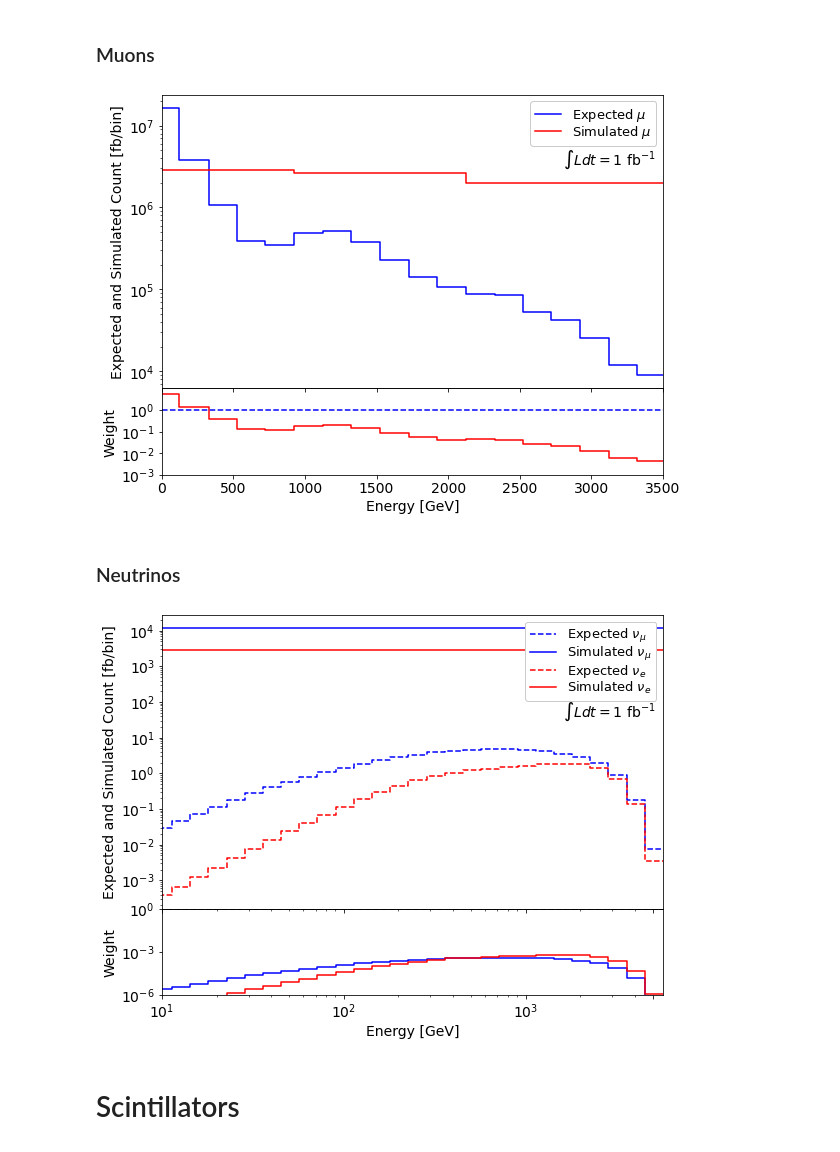
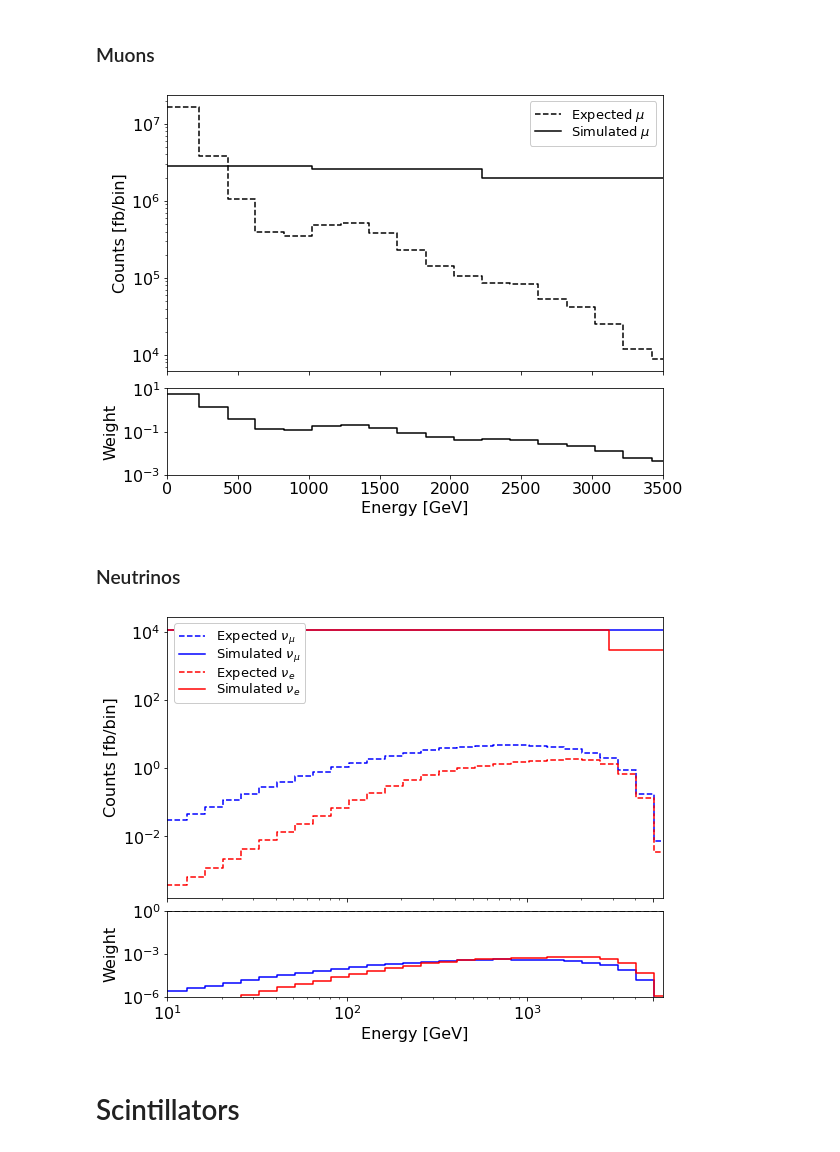
Before and after one commit to mwaterbury/scintillatorneutrinos, a Jupyter notebook: PlotsForPaper.ipynb, the cells around one changed output. Drawn from its saved outputs; the diff is of its cells as text; code cells hidden in the pictures.

```diff
--- a/PlotsForPaper.ipynb
+++ b/PlotsForPaper.ipynb
@@ -22,14 +23,28 @@ matplotlib.rcParams.update({'font.size': 14})
 # %% [markdown]
 # 1D Plotting Method
 # %%
-def plot1D(data, color='k', label=None, linestyle='-', style='step', marker='.'):
+def plot1D(data, color='k', label=None, linestyle='-', style='step', marker='.', where='mid'):
     # extract data
     x,y,yerr = data[0], data[1], data[2]
 
     # plot binned data
     if style == 'step':
-        plt.step(np.append(0,x), np.append(y[0],y), linestyle=linestyle, color=color, label=label)
-        plt.errorbar(x, y, yerr=yerr, fmt='none', color=color)
+        mask = y > 0
+        inds = np.where(mask)[0]
+        last_ind = inds[len(inds)-1]+1
+        mask = y > 0
+        x2 = x[mask]
+        y2 = y[mask]
+        yerr2 = yerr[mask]
+        if last_ind >= len(x):
+            x3 = np.append(0, x2)
+            y3 = np.append(y2[0], y2)
+        else:
+            x3 = np.append(np.append(0, x2),x[last_ind])
+            y3 = np.append(np.append(y2[0], y2),0)
+        plt.step(x3, y3,
+                 where=where, linestyle=linestyle, color=color, label=label)
+        plt.errorbar(x2, y2, yerr=yerr2, fmt='none', color=color)
     elif style == 'scatter':
         plt.scatter(x, y, color=color, label=label, marker=marker)
         plt.errorbar(x, y, yerr=yerr, fmt='none', color=color)
@@ -300,44 +321,50 @@ weights_dataset=np.array([expEnergy, weights, np.zeros(np.shape(weights))])
 expTot_dataset=np.array([expEnergy, expTot*lum, np.zeros(np.shape(expTot))])
 simTot_dataset=np.array([expEnergy, simTot, np.zeros(np.shape(simTot))])
 
 fig = plt.figure(figsize=(8,6))
+
 # Setup some nice axes
-x0, x1 = 0.11, 0.98
-y0, y1 = 0.1, 0.88 # 0.20 = 0.05 + 0.9/6
+x0, x1 = 0.12, 0.98
+y0, y1 = 0.1, 0.88
 h = 0.2
+buffer = 0.04
 
+ax1 = fig.add_axes([x0 , y0 + h + buffer, (x1-x0), y1-h-buffer])
 ax0 = fig.add_axes([x0 , y0    , (x1-x0), h])
-ax1 = fig.add_axes([x0 , y0 + h, (x1-x0), y1-h])
 
 # Plot the weights
 plt.sca(ax0)
-plot1D(weights_dataset, color='r')
-plot1D(np.array([[0,3500],[1,1], [0, 0]]), linestyle='--', color='b')
+plot1D(weights_dataset, color='k')
+# plot1D(np.array([[0,3500],[1,1], [0, 0]]), linestyle='--', color='b')
 
 ax0.set_xlim([0,3500])
 ax0.set_ylim([10**-3,10])
 ax0.set_yscale('log')
-ax0.set_yticks([10**-3,10**-2,10**-1,1])
+# ax0.set_yticks([10**-3,10**-2,10**-1,1,10])
+ax0.set_yticks([10**-3,10**-1,10])
+
+
 
 ax0.set_xlabel('Energy [GeV]')
 ax0.set_ylabel('Weight')
 
 # Plot the counts
 plt.sca(ax1)
-plot1D(expTot_dataset, color='b', label='Expected $\mu$')
-plot1D(simTot_dataset, color='r', label='Simulated $\mu$')
+plot1D(expTot_dataset, color='k', linestyle='--', label='Expected $\mu$')
+plot1D(simTot_dataset, color='k', label='Simulated $\mu$')
 
 ax1.set_xlim([0,3500])
+# ax1.set_ylim([10**4,10**8])
 ax1.set_yscale('log')
 plt.legend(frameon=True, framealpha=1, labelspacing=0, fontsize=13)
-plt.text(2800,3.4*10**6,"$\int L dt = 1 ~\mathrm{fb}^{-1}$")
+# plt.text(2610,2.8*10**6,"$\int L dt = 1 ~\mathrm{fb}^{-1}$")
 ax1.set_xticklabels([])
 # ax1.set_xlabel('Energy [GeV]')
-ax1.set_ylabel('Expected and Simulated Count [fb/bin]')
+ax1.set_ylabel('Counts [fb/bin]')
 
 fig.savefig('GeneratedPlots/Fig_exp_sim_mu.pdf')
 # %% [output]
-[figure, old version]
+[figure, new version]
 # %% [markdown]
 ### Neutrinos
 # %%
@@ -402,12 +429,13 @@ simTot_nuel_dataset=np.array([[0,np.max(expEnergy_nuel)], [simTot_numu,simTot_nu
 
 fig = plt.figure(figsize=(8,6))
 # Setup some nice axes
-x0, x1 = 0.11, 0.98
-y0, y1 = 0.1, 0.88 # 0.20 = 0.05 + 0.9/6
+x0, x1 = 0.12, 0.98
+y0, y1 = 0.1, 0.88
 h = 0.2
+buffer = 0.03
 
+ax1 = fig.add_axes([x0 , y0 + h + buffer, (x1-x0), y1-h-buffer])
 ax0 = fig.add_axes([x0 , y0    , (x1-x0), h])
-ax1 = fig.add_axes([x0 , y0 + h, (x1-x0), y1-h])
 
 # Plot the weights
 plt.sca(ax0)
@@ -436,15 +464,15 @@ plot1D(simTot_nuel_dataset, color='r', label='Simulated $\\nu_e$')
 plt.xlim([np.min(expEnergy_numu),np.max(expEnergy_numu)])
 plt.xscale('log')
 plt.yscale('log')
-plt.legend(frameon=True, framealpha=1, labelspacing=0, fontsize=13, loc = "upper right")
-plt.text(1.6*10**3,4*10**1,"$\int L dt = 1 ~\mathrm{fb}^{-1}$")
+plt.legend(frameon=True, framealpha=1, labelspacing=0, fontsize=13, loc = "upper left")
+# plt.text(1.2*10**3,1.9*10**1,"$\int L dt = 1 ~\mathrm{fb}^{-1}$")
 plt.xticks([10, 100, 1000, 5000])
 ax1.set_xticklabels([])
-plt.ylabel('Expected and Simulated Count [fb/bin]')
+plt.ylabel('Counts [fb/bin]')
 
 fig.savefig('GeneratedPlots/Fig_exp_sim_nu.pdf')
 # %% [output]
-[figure, old version]
+[figure, new version]
 # %% [markdown]
 # Scintillators
 # %%
```
Also changed, not shown: parts of 50 cells of this notebook, 25 other files.
